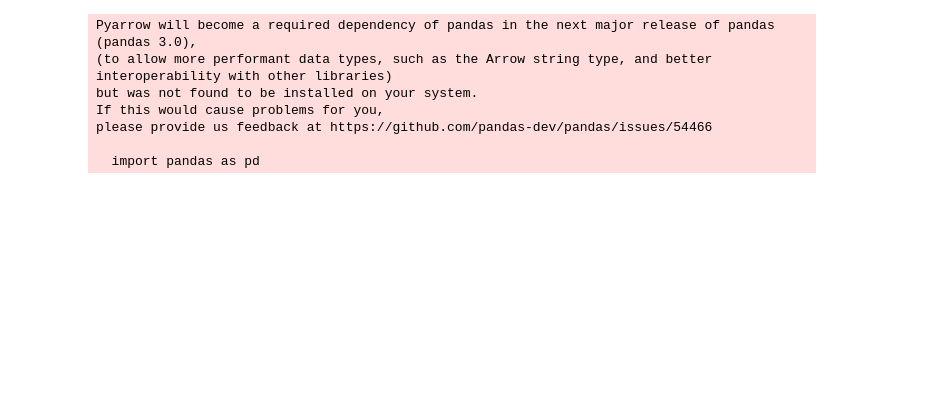
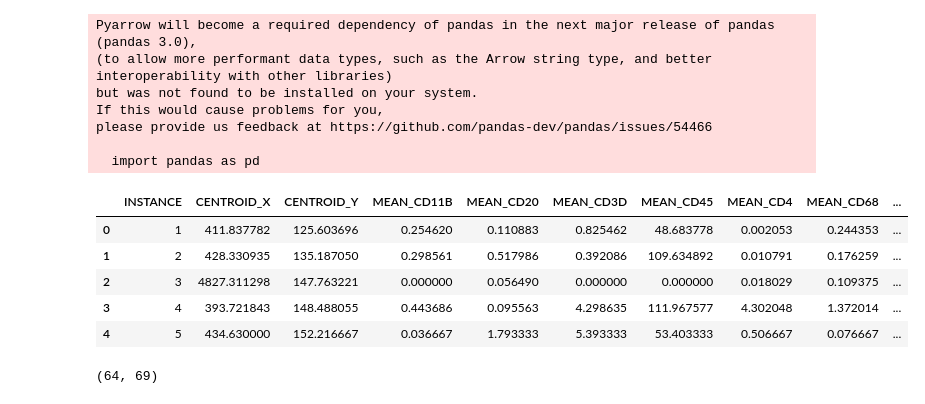
Before and after one commit to MASILab/DAPI_RegNet, a Jupyter notebook: dapi_utils/cell_classification.ipynb, the cells around one changed output. Cells and saved outputs as stored; diff of their text form; code cells hidden in the pictures; blank space fills up the shorter version.

```diff
--- a/dapi_utils/cell_classification.ipynb
+++ b/dapi_utils/cell_classification.ipynb
@@ -50,0 +30,22 @@ mean_intensities_file['Immune+'] = mean_intensities_file[[f'Mean_{marker}' for m
+# %%
+mean_intensities_file_registered=pd.read_csv('/fs5/p_masi/rudravg/MxIF_Vxm_Registered_V2/GCA022ACB_TISSUE03/registered_GCA022ACB_T3_instances.csv')
+mean_intensities_file_unregistered=pd.read_csv('/fs5/p_masi/rudravg/MxIF_Vxm_Registered_V2/GCA022ACB_TISSUE03/unregistered_GCA022ACB_T3_instances.csv')
+# %%
+mean_intensities_file_registered.columns = mean_intensities_file_registered.columns.str.upper()
+mean_intensities_file_unregistered.columns = mean_intensities_file_unregistered.columns.str.upper()
+
+mean_intensities_file_registered.columns = mean_intensities_file_registered.columns.str.replace('MEAN', 'Mean')
+mean_intensities_file_unregistered.columns = mean_intensities_file_unregistered.columns.str.replace('MEAN', 'Mean')
+# %%
+mean_intensities_file_registered.head()
+# %% [output]
+|  | INSTANCE | CENTROID_X | CENTROID_Y | MEAN_CD11B | MEAN_CD20 | MEAN_CD3D | MEAN_CD45 | MEAN_CD4 | MEAN_CD68 | ... |
+| 0 | 1 | 411.837782 | 125.603696 | 0.254620 | 0.110883 | 0.825462 | 48.683778 | 0.002053 | 0.244353 | ... |
+| 1 | 2 | 428.330935 | 135.187050 | 0.298561 | 0.517986 | 0.392086 | 109.634892 | 0.010791 | 0.176259 | ... |
+| 2 | 3 | 4827.311298 | 147.763221 | 0.000000 | 0.056490 | 0.000000 | 0.000000 | 0.018029 | 0.109375 | ... |
+| 3 | 4 | 393.721843 | 148.488055 | 0.443686 | 0.095563 | 4.298635 | 111.967577 | 4.302048 | 1.372014 | ... |
+| 4 | 5 | 434.630000 | 152.216667 | 0.036667 | 1.793333 | 5.393333 | 53.403333 | 0.506667 | 0.076667 | ... |
+# %%
+(mean_intensities_file_registered['MEAN_OLFM4']>=40).sum(), (mean_intensities_file_unregistered['MEAN_OLFM4']>=40).sum()
+# %% [output]
+(64, 69)
```
Also changed, not shown: parts of 70 cells of this notebook, 2 other files.
